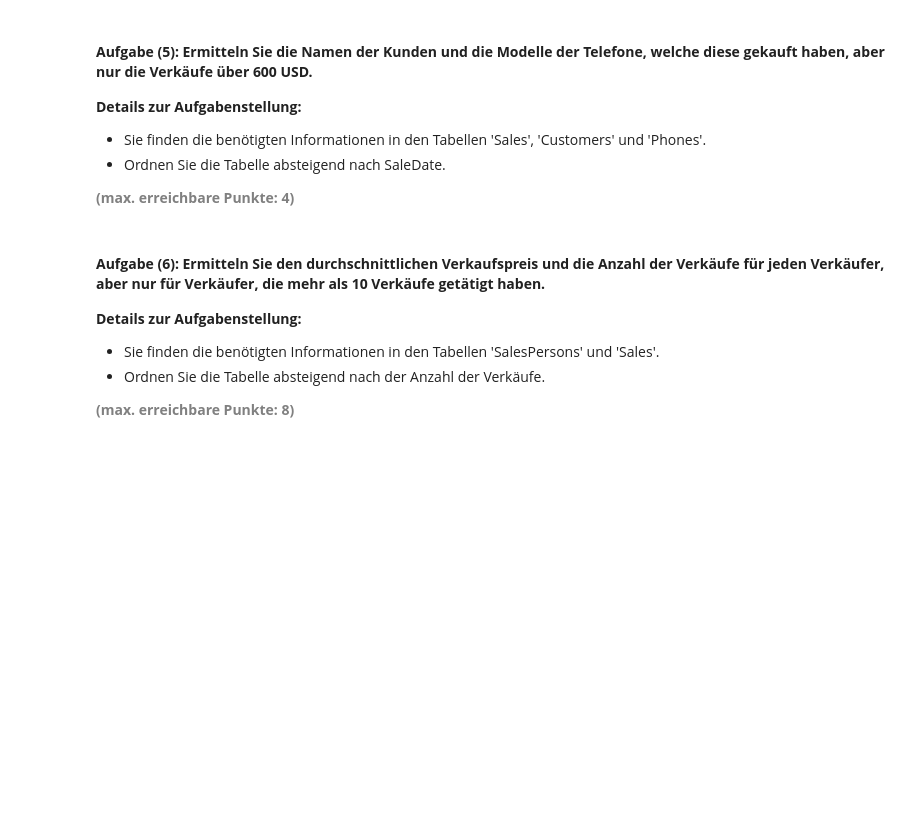
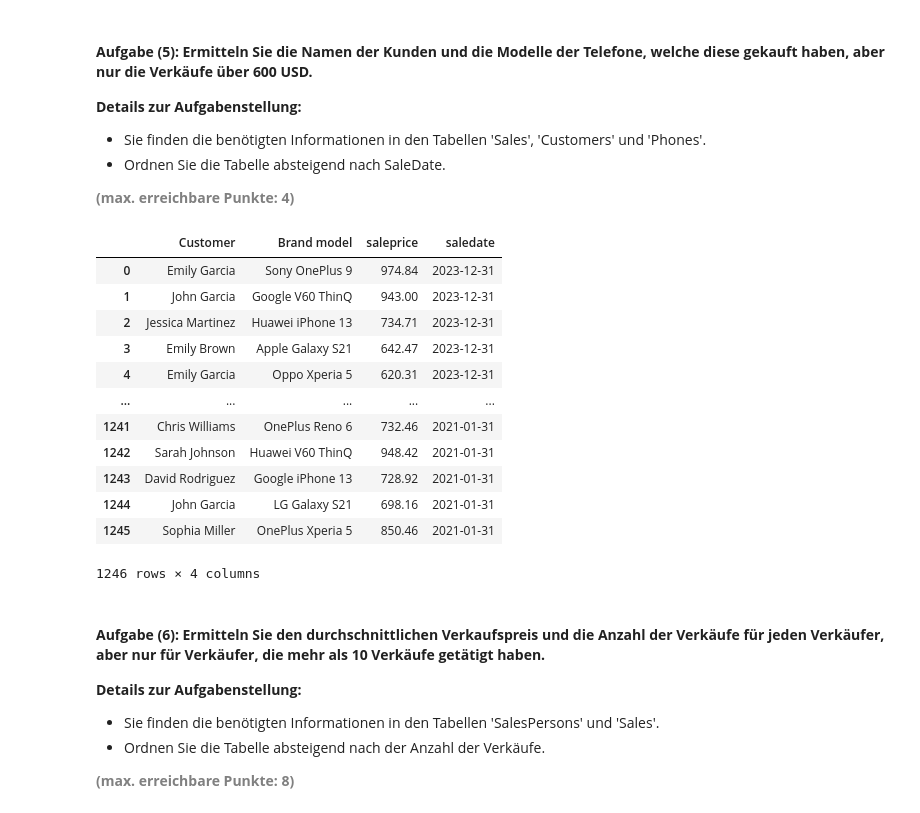
Before and after one commit to mrohner002/python_postgresql_pgadmin, a Jupyter notebook: Test Exam/Test_Exam_Relationale_Daten.ipynb, the cells around one changed output. Cells and saved outputs as stored; diff of their text form; code cells hidden in the pictures; blank space fills up the shorter version.

```diff
--- a/Test Exam/Test_Exam_Relationale_Daten.ipynb
+++ b/Test Exam/Test_Exam_Relationale_Daten.ipynb
@@ -271,15 +349,39 @@ df_sub
 <b style="color: gray;">(max. erreichbare Punkte: 4)</b>
 # %%
 # Engine für Datenbankverbindung erstellen
-
+# Create SQLAlchemy Engine
+engine = create_engine(db_connection_url)
 
 # Abfrage erstellen und Ergebnis in einem DataFrame speichern
-
+result5 = pd.read_sql_query(""" SELECT	c.firstname || ' ' || c.lastname AS "Customer",
+                                p.brand || ' ' || p.model AS "Brand model",
+                                s.saleprice,
+                                s.saledate
+                                FROM	sales s
+                                INNER JOIN phones p ON s.phoneid = p.phoneid
+                                INNER JOIN customers c ON s.customerid = c.customerid
+                                WHERE	s.saleprice > 600
+                                ORDER BY saledate desc;""",con=engine)
 
 # Datenbankverbindung trennen
-
+engine.dispose()
 
 # Ergebnis anzeigen
+result5
+# %% [output]
+|  | Customer | Brand model | saleprice | saledate |
+| 0 | Emily Garcia | Sony OnePlus 9 | 974.84 | 2023-12-31 |
+| 1 | John Garcia | Google V60 ThinQ | 943.00 | 2023-12-31 |
+| 2 | Jessica Martinez | Huawei iPhone 13 | 734.71 | 2023-12-31 |
+| 3 | Emily Brown | Apple Galaxy S21 | 642.47 | 2023-12-31 |
+| 4 | Emily Garcia | Oppo Xperia 5 | 620.31 | 2023-12-31 |
+| ... | ... | ... | ... | ... |
+| 1241 | Chris Williams | OnePlus Reno 6 | 732.46 | 2021-01-31 |
+| 1242 | Sarah Johnson | Huawei V60 ThinQ | 948.42 | 2021-01-31 |
+| 1243 | David Rodriguez | Google iPhone 13 | 728.92 | 2021-01-31 |
+| 1244 | John Garcia | LG Galaxy S21 | 698.16 | 2021-01-31 |
+| 1245 | Sophia Miller | OnePlus Xperia 5 | 850.46 | 2021-01-31 |
+1246 rows × 4 columns
 # %% [markdown]
 #### <b>Aufgabe (6): Ermitteln Sie den durchschnittlichen Verkaufspreis und die Anzahl der Verkäufe für jeden Verkäufer, aber nur für Verkäufer, die mehr als 10 Verkäufe getätigt haben.</b>
 <b>Details zur Aufgabenstellung:</b>
```
Also changed, not shown: parts of 8 cells of this notebook.
